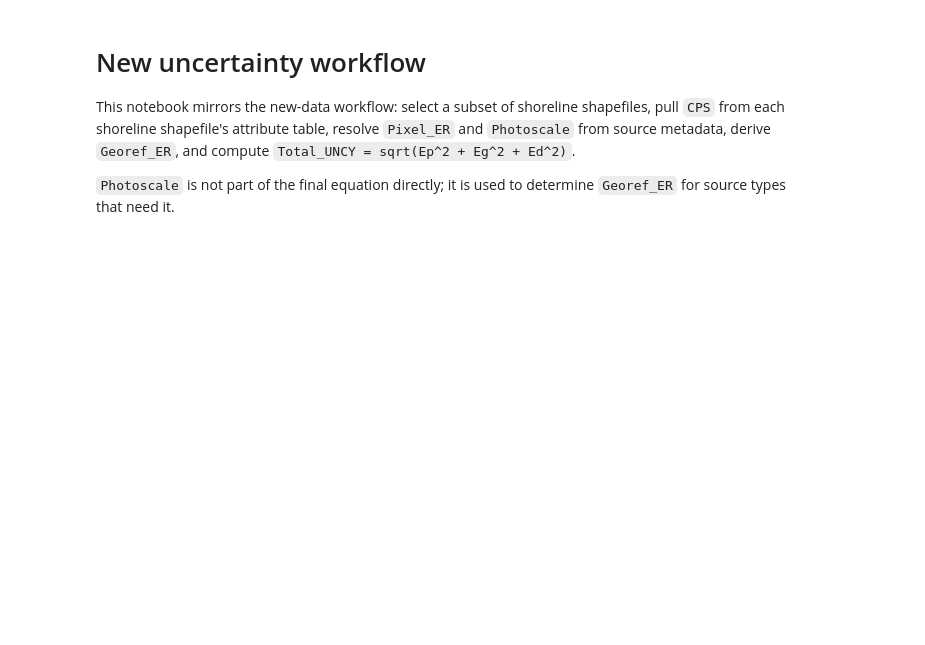
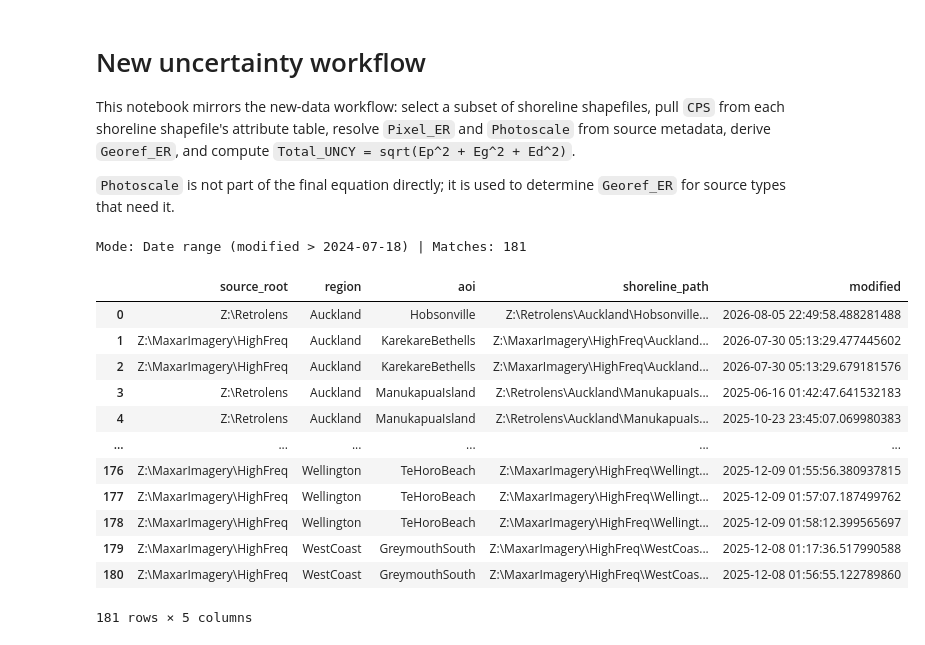
Before and after one commit to UoA-eResearch/retrolens, a Jupyter notebook: new_uncy.ipynb, the cells around one changed output. Drawn from its saved outputs; the diff is of its cells as text; code cells hidden in the pictures; blank space fills up the shorter version.

```diff
--- a/new_uncy.ipynb
+++ b/new_uncy.ipynb
@@ -27,7 +27,7 @@ else:
 # See Part 6 of GETTING_STARTED.md; use the same RUN_OWNER and search criteria in all 3 notebooks.
 # The cutoff can be either a single date (e.g. "2024-07-18") or a date range as a
 # two-item tuple/list (e.g. ("2024-07-18", "2024-08-18")).
-cutoff_date = ("2024-07-18", "2026-07-01")
+cutoff_date = ("2024-07-18")
 search_roots = [Path(r'Z:\MaxarImagery\HighFreq'), Path(r'Z:\Retrolens')]
 search_mode = 'date'  # 'date', 'aoi', 'aoi_in_date_range', 'region', or 'region_in_date_range'
 target_aoi = 'MedlandsBeach'
@@ -35,7 +35,7 @@ target_region = 'Auckland'
 
 # Put your own name here. All three notebooks must use the same value, so your outputs
 # stay in your own folder and can never overwrite someone else's run of the same area.
-RUN_OWNER = 'yourname'
+RUN_OWNER = 'catriona'
 DATA_DIR = Path('DataUpdatev2') / RUN_OWNER
 DATA_DIR.mkdir(parents=True, exist_ok=True)
 
@@ -113,30 +113,45 @@ for root in search_roots:
         elif search_mode == 'aoi_in_date_range':
             include = matches_aoi and matches_date
         elif search_mode == 'region':
             include = matches_region
         elif search_mode == 'region_in_date_range':
             include = matches_region and matches_date
 
         if include:
             records.append({
                 'source_root': str(root),
                 'region': region,
                 'aoi': aoi,
                 'shoreline_path': str(shp),
                 'modified': modified,
             })
 
 new_shorelines = pd.DataFrame(records, columns=['source_root', 'region', 'aoi', 'shoreline_path', 'modified'])
 if not new_shorelines.empty:
     new_shorelines = new_shorelines.sort_values(['region', 'aoi', 'modified']).reset_index(drop=True)
 
 mode_label = {
     'date': f'Date range ({_cutoff_label(cutoff_start, cutoff_end)})',
     'aoi': f'AOI only ({target_aoi})',
     'aoi_in_date_range': f'AOI in date range ({target_aoi}; {_cutoff_label(cutoff_start, cutoff_end)})',
     'region': f'Region only ({target_region})',
     'region_in_date_range': f'Region in date range ({target_region}; {_cutoff_label(cutoff_start, cutoff_end)})',
 }[search_mode]
 
 print(f'Mode: {mode_label} | Matches: {len(new_shorelines)}')
 new_shorelines
+# %% [output]
+Mode: Date range (modified > 2024-07-18) | Matches: 181
+|  | source_root | region | aoi | shoreline_path | modified |
+| 0 | Z:\Retrolens | Auckland | Hobsonville | Z:\Retrolens\Auckland\Hobsonville... | 2026-08-05 22:49:58.488281488 |
+| 1 | Z:\MaxarImagery\HighFreq | Auckland | KarekareBethells | Z:\MaxarImagery\HighFreq\Auckland... | 2026-07-30 05:13:29.477445602 |
+| 2 | Z:\MaxarImagery\HighFreq | Auckland | KarekareBethells | Z:\MaxarImagery\HighFreq\Auckland... | 2026-07-30 05:13:29.679181576 |
+| 3 | Z:\Retrolens | Auckland | ManukapuaIsland | Z:\Retrolens\Auckland\ManukapuaIs... | 2025-06-16 01:42:47.641532183 |
+| 4 | Z:\Retrolens | Auckland | ManukapuaIsland | Z:\Retrolens\Auckland\ManukapuaIs... | 2025-10-23 23:45:07.069980383 |
+| ... | ... | ... | ... | ... | ... |
+| 176 | Z:\MaxarImagery\HighFreq | Wellington | TeHoroBeach | Z:\MaxarImagery\HighFreq\Wellingt... | 2025-12-09 01:55:56.380937815 |
+| 177 | Z:\MaxarImagery\HighFreq | Wellington | TeHoroBeach | Z:\MaxarImagery\HighFreq\Wellingt... | 2025-12-09 01:57:07.187499762 |
+| 178 | Z:\MaxarImagery\HighFreq | Wellington | TeHoroBeach | Z:\MaxarImagery\HighFreq\Wellingt... | 2025-12-09 01:58:12.399565697 |
+| 179 | Z:\MaxarImagery\HighFreq | WestCoast | GreymouthSouth | Z:\MaxarImagery\HighFreq\WestCoas... | 2025-12-08 01:17:36.517990588 |
+| 180 | Z:\MaxarImagery\HighFreq | WestCoast | GreymouthSouth | Z:\MaxarImagery\HighFreq\WestCoas... | 2025-12-08 01:56:55.122789860 |
+181 rows × 5 columns
```
Also changed, not shown: parts of 3 cells of this notebook, 2 other files.
